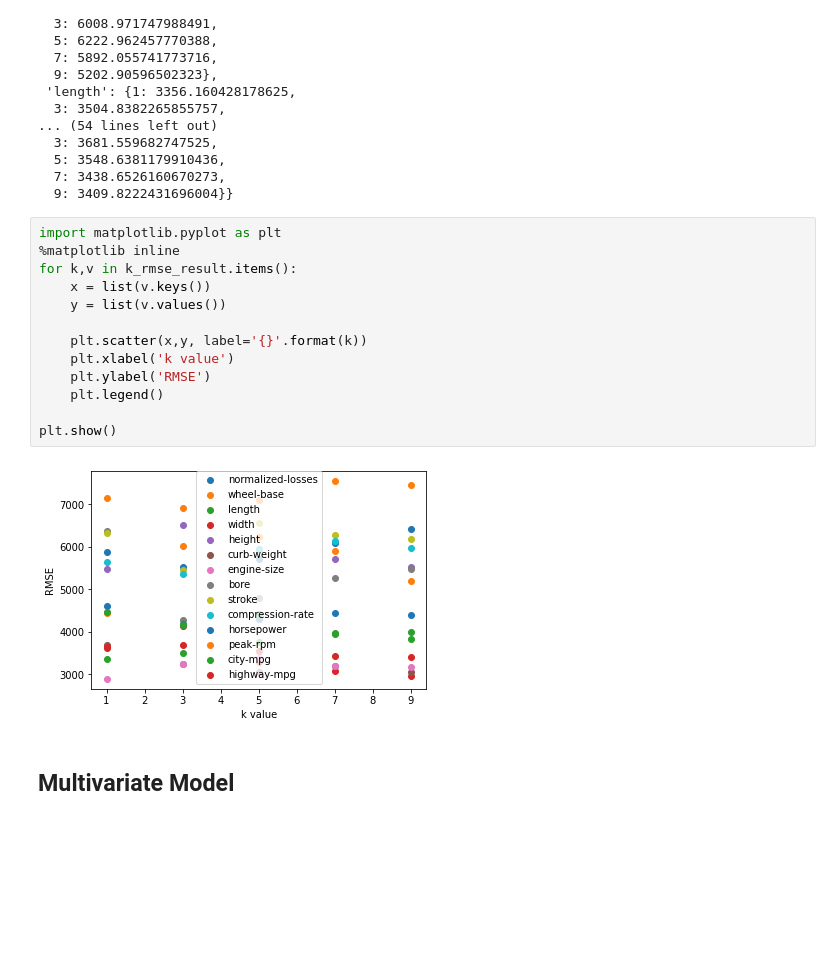
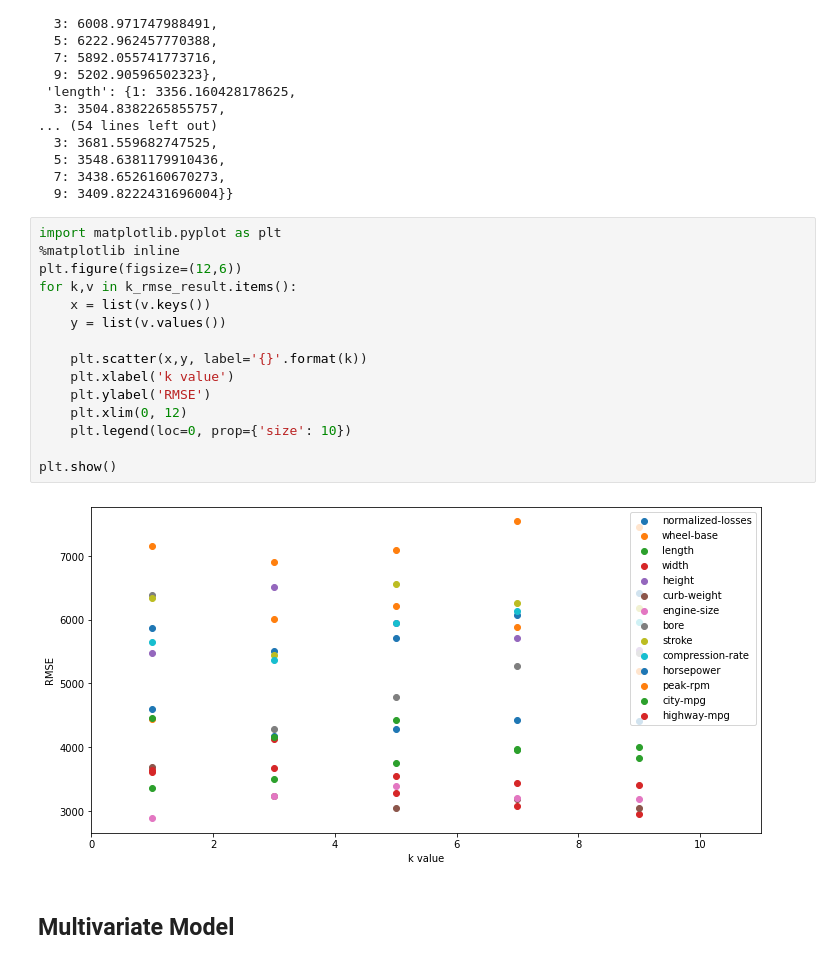
Before and after one commit to damiiete/DataQuest, a Jupyter notebook: Machine Learning/Predicting car prices/Cars_price_prediction.ipynb, the cells around one changed output. Drawn from its saved outputs; the diff is of its cells as text; blank space fills up the shorter version.

Commit message:
Plot fixed

```diff
--- a/Machine Learning/Predicting car prices/Cars_price_prediction.ipynb
+++ b/Machine Learning/Predicting car prices/Cars_price_prediction.ipynb
@@ -258,18 +258,20 @@ k_rmse_result
 # %%
 import matplotlib.pyplot as plt
 %matplotlib inline
+plt.figure(figsize=(12,6))
 for k,v in k_rmse_result.items():
     x = list(v.keys())
     y = list(v.values())
 
     plt.scatter(x,y, label='{}'.format(k))
     plt.xlabel('k value')
     plt.ylabel('RMSE')
-    plt.legend()
+    plt.xlim(0, 12)
+    plt.legend(loc=0, prop={'size': 10})
 
 plt.show()
 # %% [output]
-[figure, old version]
+[figure, new version]
 # %% [markdown]
 ## Multivariate Model
 # %%
```
